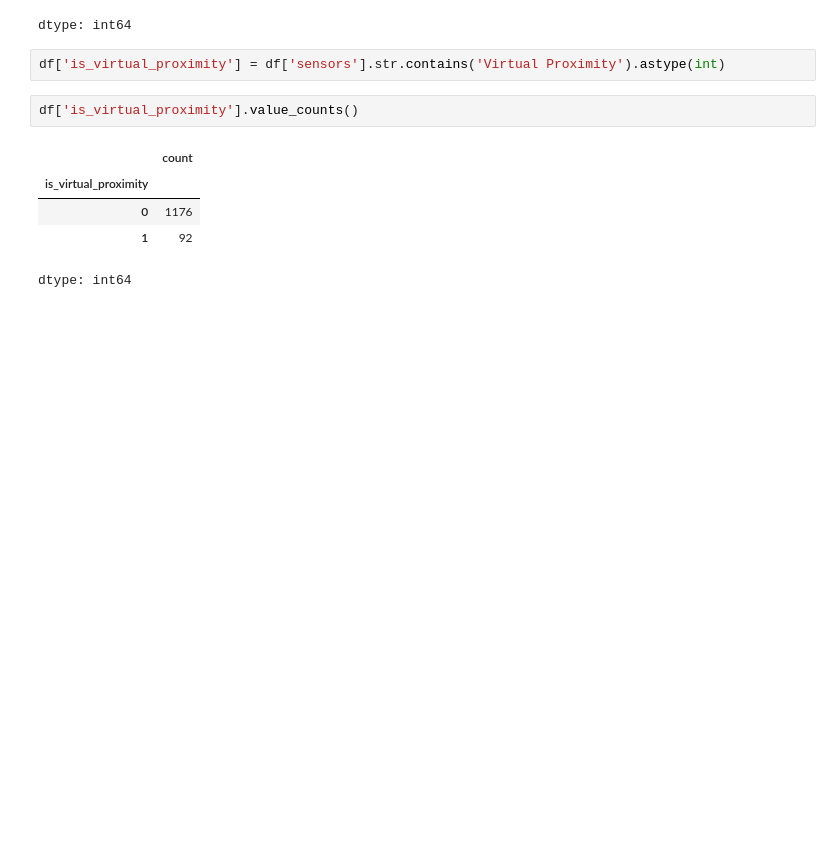
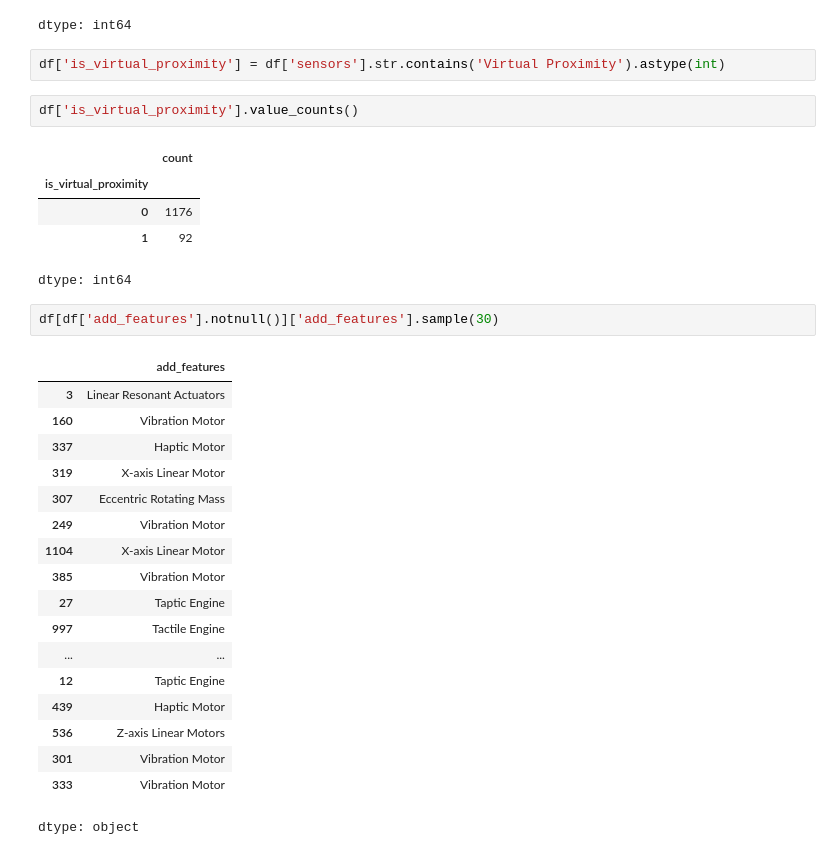
Before and after one commit to rajeshxdatascience/smartphone-recommender-system, a Jupyter notebook: SpecLens_AI_Data_Engineering.ipynb, the cells around one changed output. Saved outputs shown, nothing was run; the diff lists cells and outputs as text; blank space fills up the shorter version.

```diff
--- a/SpecLens_AI_Data_Engineering.ipynb
+++ b/SpecLens_AI_Data_Engineering.ipynb
@@ -5382,3 +5382,24 @@ df['is_virtual_proximity'].value_counts()
 | 0 | 1176 |
 | 1 | 92 |
 dtype: int64
+# %%
+df[df['add_features'].notnull()]['add_features'].sample(30)
+# %% [output]
+|  | add_features |
+| 3 | Linear Resonant Actuators |
+| 160 | Vibration Motor |
+| 337 | Haptic Motor |
+| 319 | X-axis Linear Motor |
+| 307 | Eccentric Rotating Mass |
+| 249 | Vibration Motor |
+| 1104 | X-axis Linear Motor |
+| 385 | Vibration Motor |
+| 27 | Taptic Engine |
+| 997 | Tactile Engine |
+| ... | ... |
+| 12 | Taptic Engine |
+| 439 | Haptic Motor |
+| 536 | Z-axis Linear Motors |
+| 301 | Vibration Motor |
+| 333 | Vibration Motor |
+dtype: object
```
Also changed, not shown: parts of 3 cells of this notebook.
